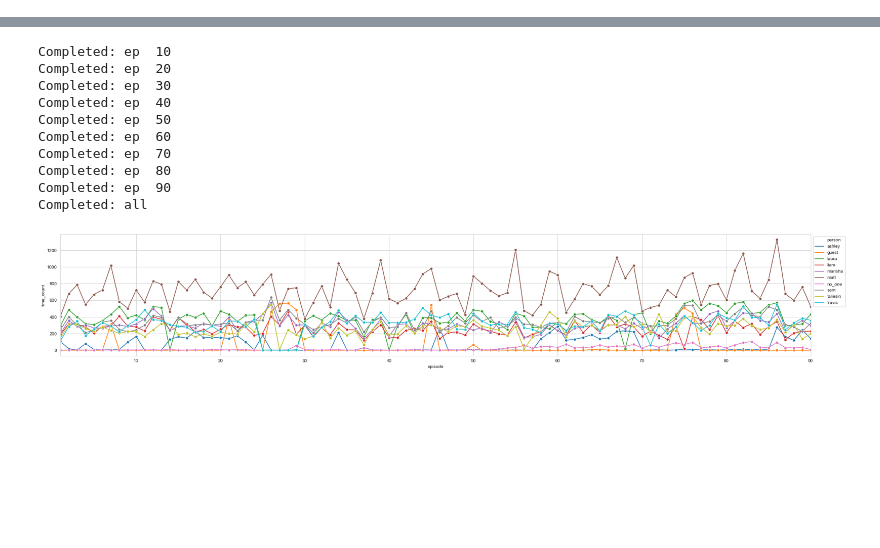
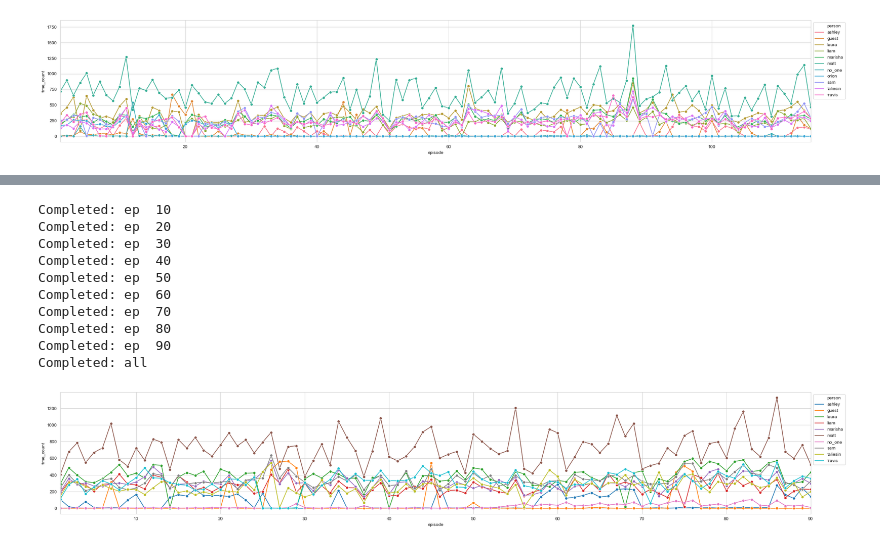
Before and after one commit to albechen/critical-role-transcript-statistics, a Jupyter notebook: cr_transcript.ipynb, the cells around one changed output, grey strips where cells are left out. Drawn from its saved outputs; the diff is of its cells as text; code cells hidden in the pictures; blank space fills up the shorter version.

Commit message:
feat: added C1 and C2 processed data

```diff
--- a/cr_transcript.ipynb
+++ b/cr_transcript.ipynb
@@ -21,0 +38,7 @@ vtt.rename_vtt('C2')
+# %%
+C1_processed_vtt = pd.read_csv('data_output/C1_processed_vtt_df.csv')
+C1_org_name = vtt.org_time_person(C1_processed_vtt, 'C1')
+# %%
+vtt.lineplot_per_ep(C1_org_name, 'matt', 'C1')
+# %% [output]
+[figure, added]
```
Also changed, not shown: parts of 11 cells of this notebook, 3 other files.
